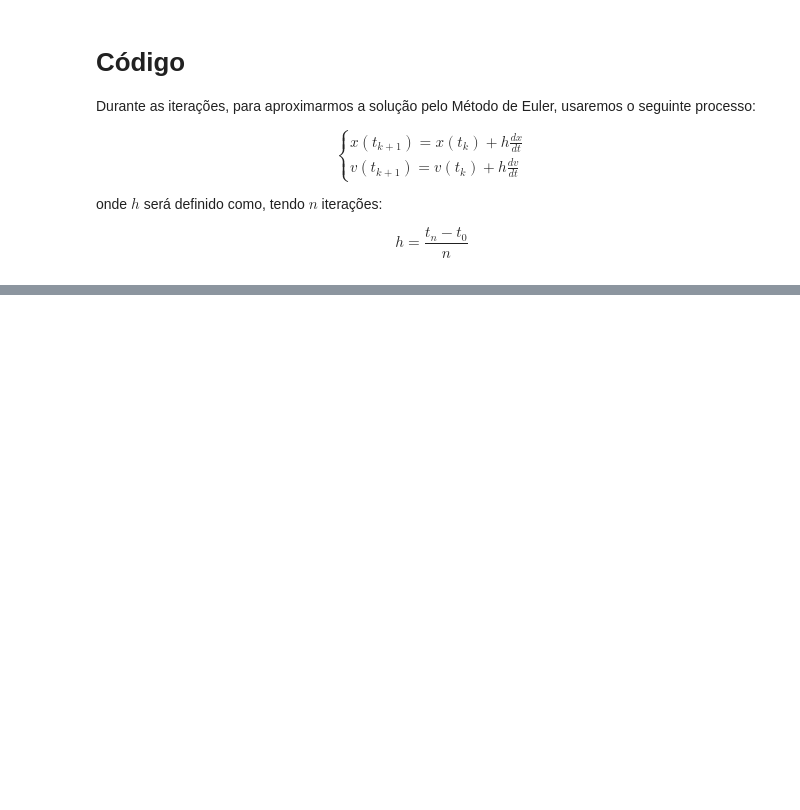
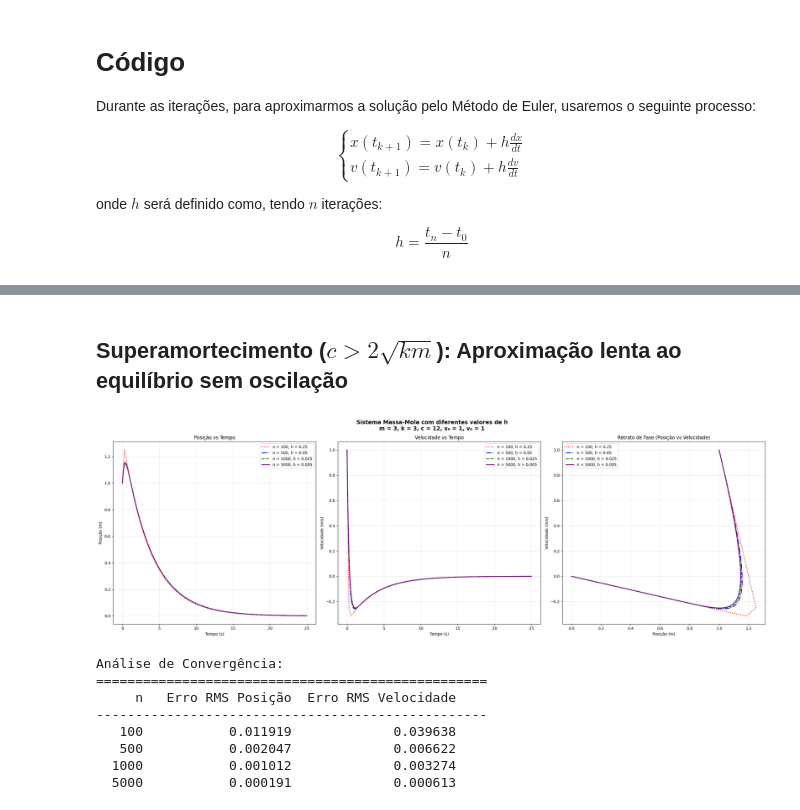
Before and after one commit to anapaulatf/MAP2310, a Jupyter notebook: ex1parte2.ipynb, the cells around one changed output, grey strips where cells are left out. Cells and saved outputs as stored; diff of their text form; code cells hidden in the pictures; blank space fills up the shorter version.

```diff
--- a/ex1parte2.ipynb
+++ b/ex1parte2.ipynb
@@ -173,0 +203,23 @@ Análise de Convergência:
+# %% [markdown]
+## Superamortecimento ($c > 2\sqrt{km}$): Aproximação lenta ao equilíbrio sem oscilação
+# %%
+# Parâmetros do sistema
+m = 3
+k = 3
+c = 12
+x0 = 1
+v0 = 1
+t_inicial = 0
+t_final = 25
+
+massa_mola(m, k, c, x0, v0, t_inicial, t_final)
+# %% [output]
+[figure, added]
+Análise de Convergência:
+==================================================
+     n   Erro RMS Posição  Erro RMS Velocidade
+--------------------------------------------------
+   100           0.011919             0.039638
+   500           0.002047             0.006622
+  1000           0.001012             0.003274
+  5000           0.000191             0.000613
```
Also changed, not shown: parts of 6 cells of this notebook.
